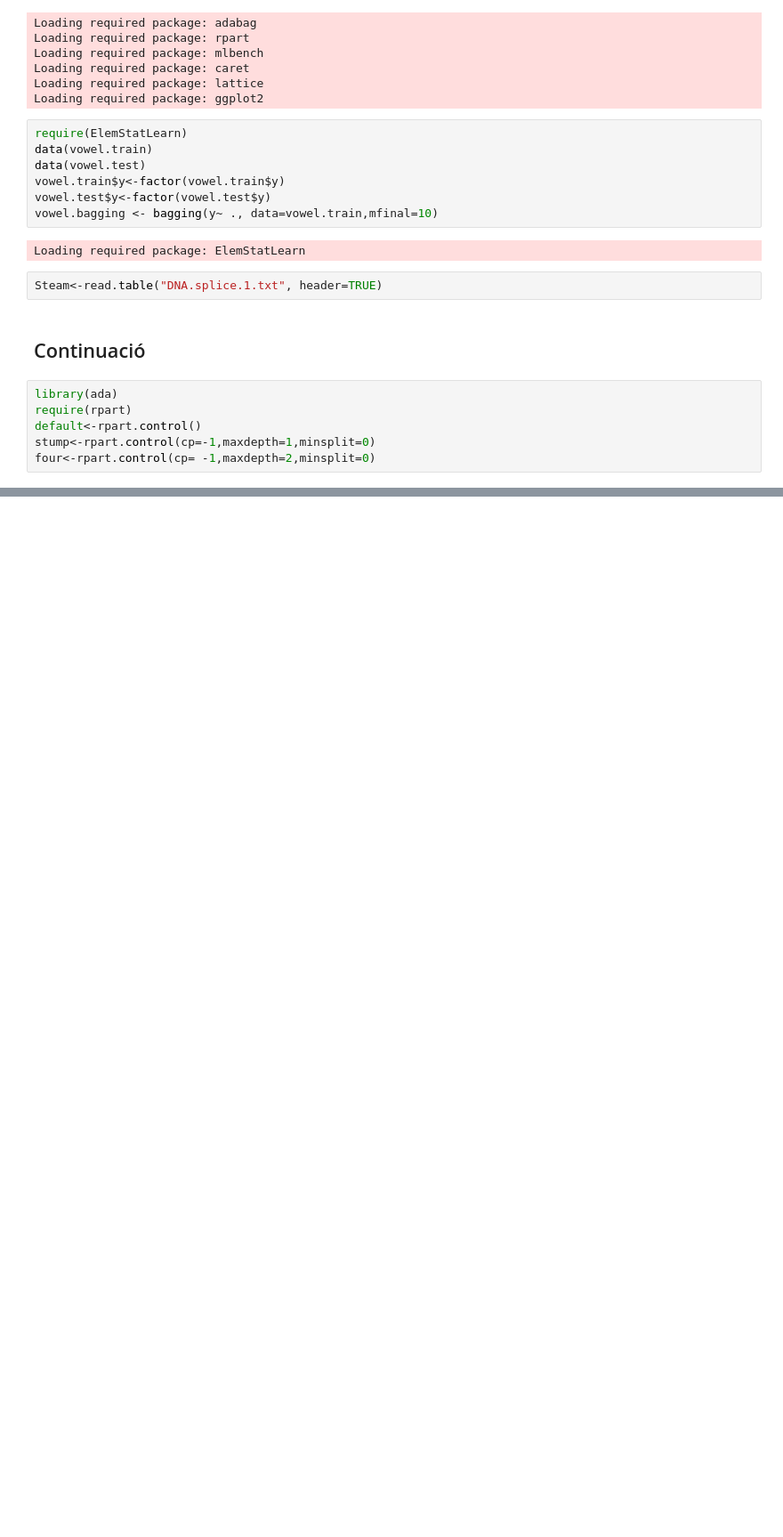
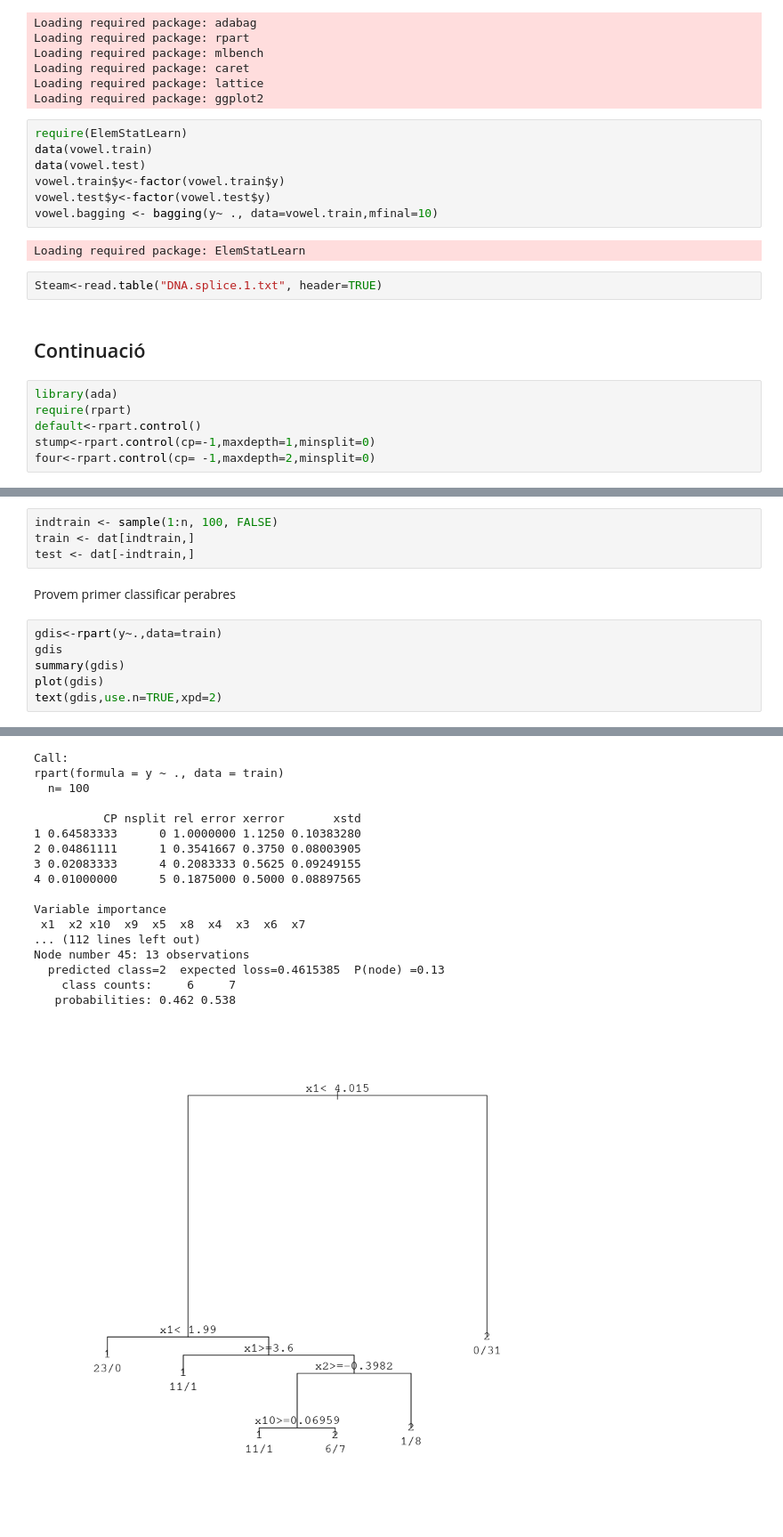
Before and after one commit to nicofo/AAMD, a Jupyter notebook: Boosting/Classe.ipynb, the cells around one changed output, grey strips where cells are left out. Shown: that part at 89% size. Cells and saved outputs as stored; diff of their text form; blank space fills up the shorter version.

```diff
--- a/Boosting/Classe.ipynb
+++ b/Boosting/Classe.ipynb
@@ -40,0 +59,13 @@ four<-rpart.control(cp= -1,maxdepth=2,minsplit=0)
+# %%
+indtrain <- sample(1:n, 100, FALSE)
+train <- dat[indtrain,]
+test <- dat[-indtrain,]
+# %% [markdown]
+Provem primer classificar perabres
+# %%
+gdis<-rpart(y~.,data=train)
+gdis
+summary(gdis)
+plot(gdis)
+text(gdis,use.n=TRUE,xpd=2)
+# %% [output]
@@ -40,0 +88,18 @@ four<-rpart.control(cp= -1,maxdepth=2,minsplit=0)
+Call:
+rpart(formula = y ~ ., data = train)
+  n= 100
+
+          CP nsplit rel error xerror       xstd
+1 0.64583333      0 1.0000000 1.1250 0.10383280
+2 0.04861111      1 0.3541667 0.3750 0.08003905
+3 0.02083333      4 0.2083333 0.5625 0.09249155
+4 0.01000000      5 0.1875000 0.5000 0.08897565
+
+Variable importance
+ x1  x2 x10  x9  x5  x8  x4  x3  x6  x7
+... (112 lines left out)
+Node number 45: 13 observations
+  predicted class=2  expected loss=0.4615385  P(node) =0.13
+    class counts:     6     7
+   probabilities: 0.462 0.538
+[figure, added]
```
Also changed, not shown: parts of 15 cells of this notebook, 3 other files.
